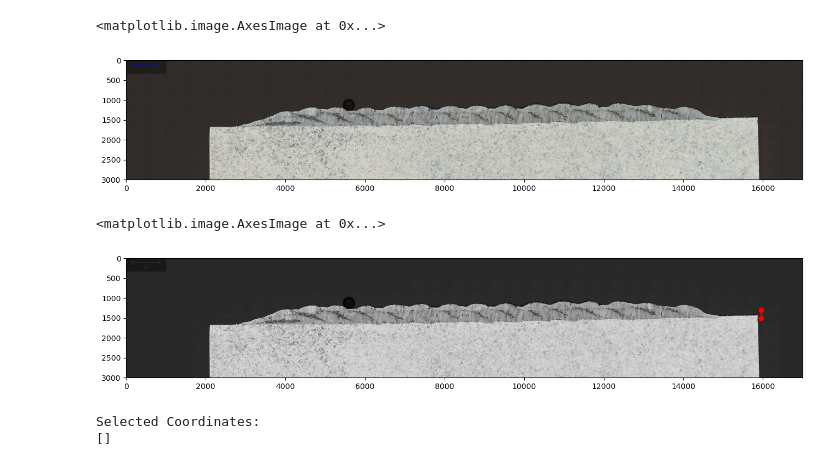
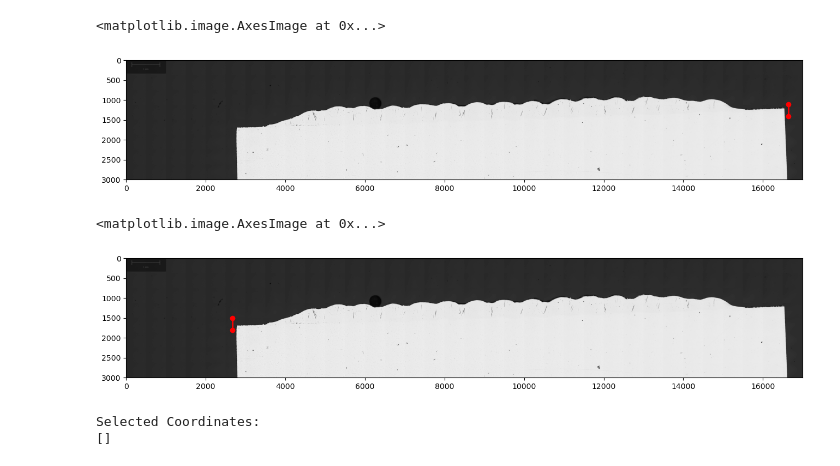
Before and after one commit to arshanabbas/Code-FabianTask3, a Jupyter notebook: test.ipynb, the cells around one changed output. Drawn from its saved outputs; the diff is of its cells as text; code cells hidden in the pictures.

```diff
--- a/test.ipynb
+++ b/test.ipynb
@@ -7,22 +7,25 @@ from PIL import Image
 import imutils
 # %%
 # Load the image
-image_original = cv2.imread("1.jpg")
+image_original = cv2.imread("2.jpg")
 # %%
+image = cv2.cvtColor(image_original, cv2.COLOR_BGR2GRAY)
+
 fig = plt.figure(figsize=(16, 12))  # Adjust the numbers as needed
-plt.imshow(image_original)
+plt.plot([16640, 16640], [1100, 1400], marker='o', linestyle='-', linewidth=2, color='red')
+plt.imshow(image, cmap='gray')
 # %% [output]
 <matplotlib.image.AxesImage at 0x...>
-[figure, old version]
+[figure, new version]
 # %%
 image = cv2.cvtColor(image_original, cv2.COLOR_BGR2GRAY)
 
 fig = plt.figure(figsize=(16, 12))  # Adjust the numbers as needed
-plt.plot([15950, 15950], [1300, 1500], marker='o', linestyle='-', linewidth=2, color='red')
+plt.plot([2670, 2670], [1500, 1800], marker='o', linestyle='-', linewidth=2, color='red')
 plt.imshow(image, cmap='gray')
 # %% [output]
 <matplotlib.image.AxesImage at 0x...>
-[figure, old version]
+[figure, new version]
 # %%
 image = cv2.cvtColor(image_original, cv2.COLOR_BGR2GRAY)
 
```
Also changed, not shown: 1 other file.
